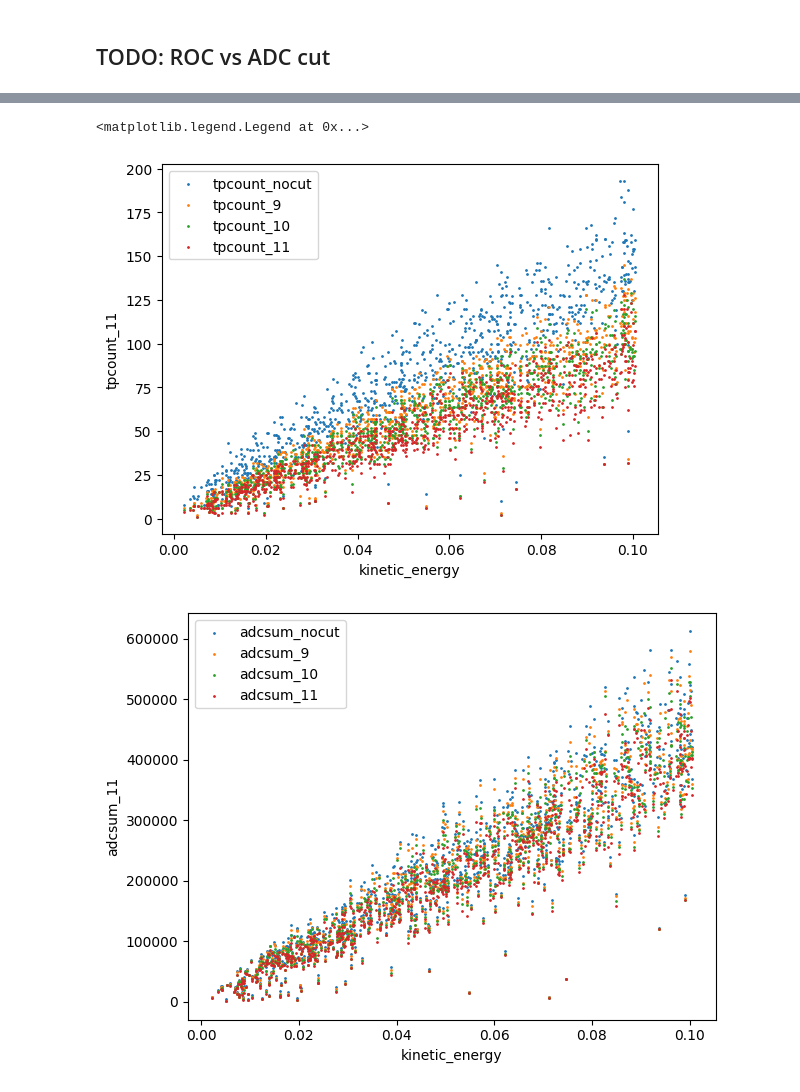
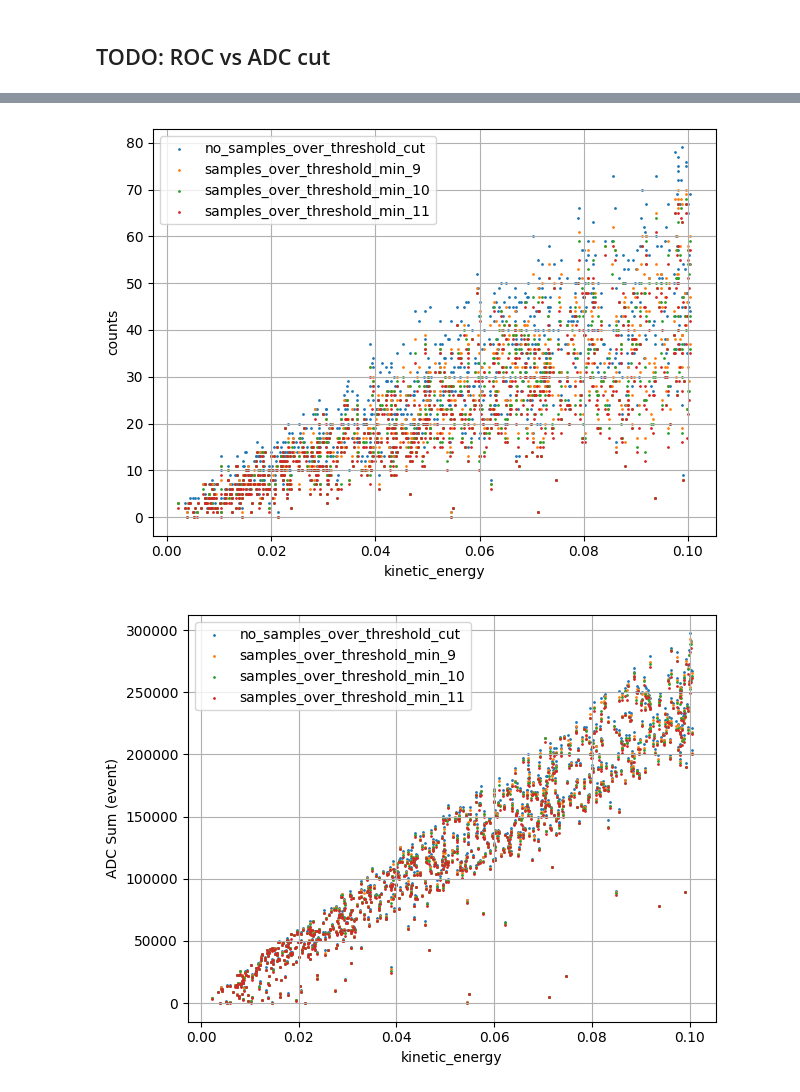
Before and after one commit to alessandrothea/tpvalidator, a Jupyter notebook: notebooks/studies/1x8x14/VD-1x8x14-TPFiltering-Dev.ipynb, the cells around one changed output, grey strips where cells are left out. Saved outputs shown, nothing was run; the diff lists cells and outputs as text; code cells hidden in the pictures.

```diff
--- a/notebooks/studies/1x8x14/VD-1x8x14-TPFiltering-Dev.ipynb
+++ b/notebooks/studies/1x8x14/VD-1x8x14-TPFiltering-Dev.ipynb
@@ -259 +518,6 @@ print(t)
+# %%
+ke_bins = [(0, 5), (5, 10)] + [(ke, ke+10) for ke in range(10,101,10)]
+adc_peak_query='adc_peak> 45'
+
+ke_edges = [ l for l,h in ke_bins]+[ke_bins[-1][1]]
 # %% [markdown]
@@ -315,14 +635,2 @@ df_eff = dfa.make_eff_by_ke('samples_over_threshold', samples_over_threshold_cut
 # %% [markdown]
 ## ROC - KE matrix
-# %%
-from tpvalidator.utils import subplots_autogrid
-
-refcuts=[9,10,11]
-sig_eff_cols = [c for c in df_eff.columns if c.startswith('tp_eff')]
-
-fig, axes = subplots_autogrid(len(sig_eff_cols), figsize=(16,10))
-
-for i, sc in enumerate(sig_eff_cols):
-    plot_roc(df_eff, 'tp_bkg_eff', sc, ax=axes[i], refcuts=refcuts, xlabel='Ar39 efficiency', ylabel='e-minus efficiency')
-
-fig.tight_layout()
@@ -602,0 +724,7 @@ display(ke_tpcount)
+# %%
+tpcounts_ev = dfa.make_sig_evfilt_counts_vs_ke_df('samples_over_threshold', query=adc_peak_query, var_cuts=[8,9,10,11,12])
+acdsum_ev = dfa.make_sig_evfilt_counts_vs_ke_df('samples_over_threshold', query=adc_peak_query,weight='adc_integral', var_cuts=[8,9,10,11,12])
+
+
+display(tpcounts_ev.loc[:5])
+display(acdsum_ev.loc[:5])
@@ -603,27 +746,41 @@ display(ke_tpcount)
 # %%
+rop = 2
+plt_cols = ['no_samples_over_threshold_cut', 'samples_over_threshold_min_9', 'samples_over_threshold_min_10', 'samples_over_threshold_min_11']
+
+
 fig, ax = plt.subplots()
 
 cmap = plt.get_cmap('tab10')
 
+for i, c in enumerate(plt_cols):
+    tpcounts_ev.query(f'readout_plane_id =={rop}').plot.scatter(x='kinetic_energy', y=c, ax=ax, s=1, c=[cmap(i)], label=c)
 
-for i, c in enumerate(['tpcount_nocut', 'tpcount_9', 'tpcount_10', 'tpcount_11']):
-    ke_tpcount.plot.scatter(x='kinetic_energy', y=c, ax=ax, s=1, c=[cmap(i)], label=c)
+ax.grid()
+ax.legend()
+ax.set_ylabel('counts')
 
-ax.legend()
+fig.tight_layout()
 # %% [output]
-<matplotlib.legend.Legend at 0x...>
-[figure, old version]
+[figure, new version]
 # %%
+rop = 2
+plt_cols = ['no_samples_over_threshold_cut', 'samples_over_threshold_min_9', 'samples_over_threshold_min_10', 'samples_over_threshold_min_11']
+
 fig, ax = plt.subplots()
 
 cmap = plt.get_cmap('tab10')
 
 
-for i, c in enumerate(['adcsum_nocut', 'adcsum_9', 'adcsum_10', 'adcsum_11']):
-    ke_adcsum.plot.scatter(x='kinetic_energy', y=c, ax=ax, s=1, c=[cmap(i)], label=c)
+for i, c in enumerate(plt_cols):
+    acdsum_ev.query(f'readout_plane_id == {rop}').plot.scatter(x='kinetic_energy', y=c, ax=ax, s=1, c=[cmap(i)], label=c)
 
 ax.legend()
 
+
+ax.grid()
+ax.legend()
+ax.set_ylabel('ADC Sum (event)')
+
 fig.tight_layout()
 # %% [output]
-[figure, old version]
+[figure, new version]
```
Also changed, not shown: parts of 40 cells of this notebook, 12 other files.
